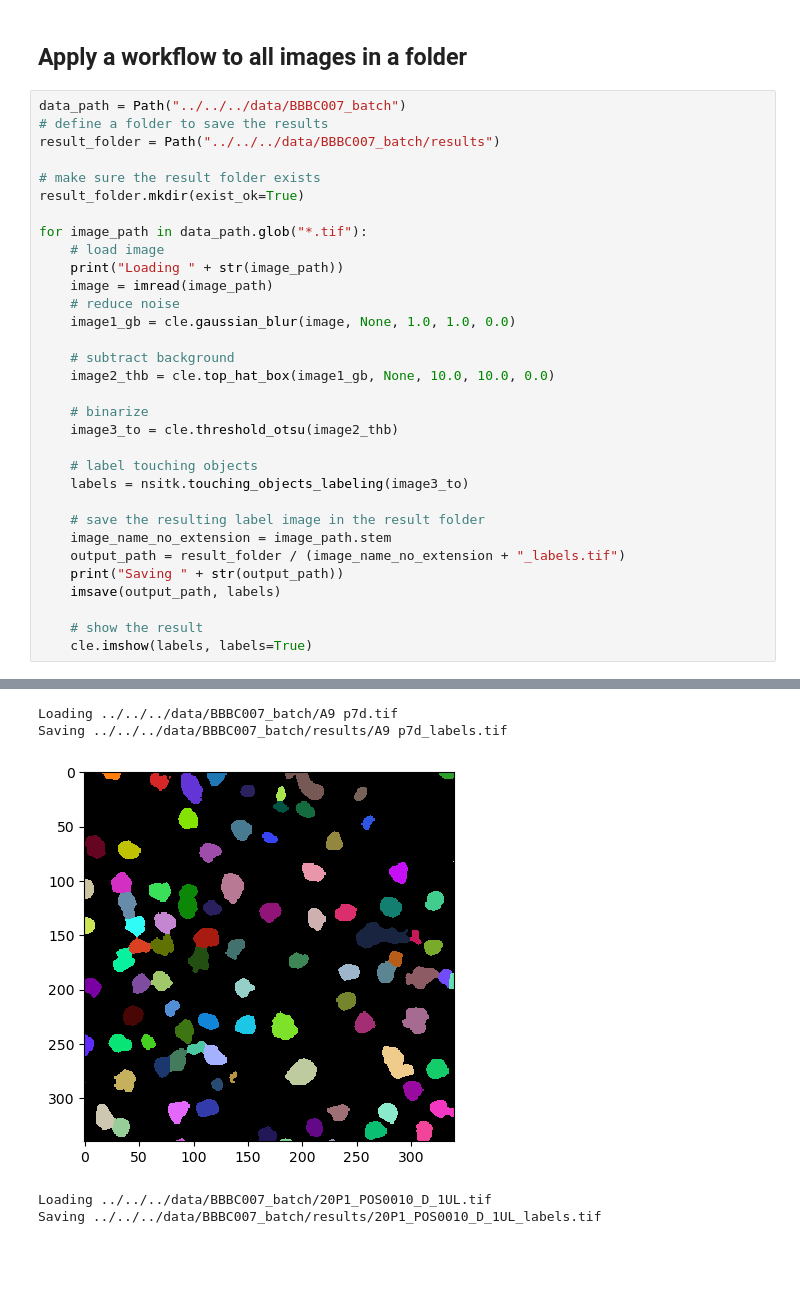
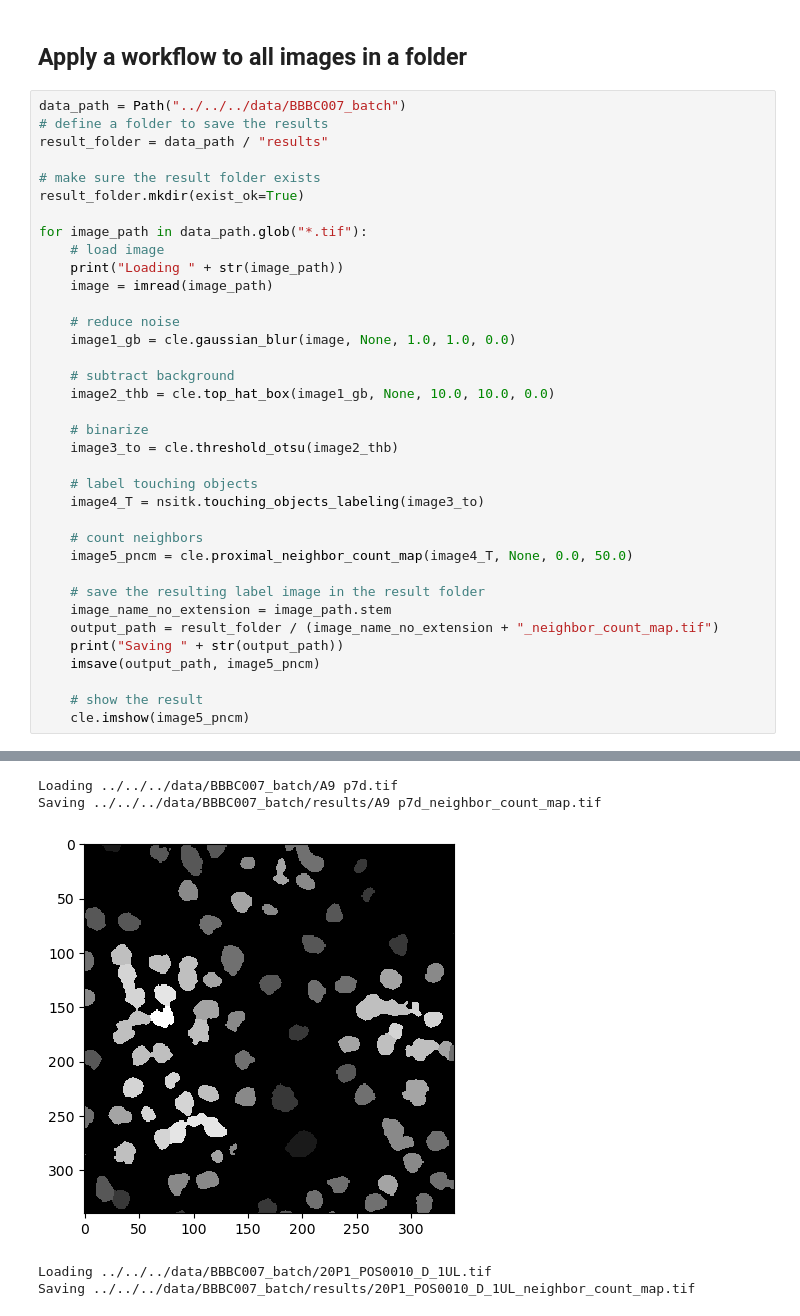
Before and after one commit to BiAPoL/Pasteur-NEUBIAS-training-school-on-Bioimage-Analysis, a Jupyter notebook: docs/30_From_assistant_to_notebooks/30_processing_folders_of_images/30_Folder_processing_example.ipynb, the cells around one changed output, grey strips where cells are left out. Drawn from its saved outputs; the diff is of its cells as text; blank space fills up the shorter version.

```diff
--- a/docs/30_From_assistant_to_notebooks/30_processing_folders_of_images/30_Folder_processing_example.ipynb
+++ b/docs/30_From_assistant_to_notebooks/30_processing_folders_of_images/30_Folder_processing_example.ipynb
@@ -8,7 +8,7 @@ from pathlib import Path
 # %%
 data_path = Path("../../../data/BBBC007_batch")
 # define a folder to save the results
-result_folder = Path("../../../data/BBBC007_batch/results")
+result_folder = data_path / "results"
 
 # make sure the result folder exists
 result_folder.mkdir(exist_ok=True)
@@ -17,6 +17,7 @@ for image_path in data_path.glob("*.tif"):
     # load image
     print("Loading " + str(image_path))
     image = imread(image_path)
+
     # reduce noise
     image1_gb = cle.gaussian_blur(image, None, 1.0, 1.0, 0.0)
 
@@ -27,15 +28,18 @@ for image_path in data_path.glob("*.tif"):
     image3_to = cle.threshold_otsu(image2_thb)
 
     # label touching objects
-    labels = nsitk.touching_objects_labeling(image3_to)
+    image4_T = nsitk.touching_objects_labeling(image3_to)
+
+    # count neighbors
+    image5_pncm = cle.proximal_neighbor_count_map(image4_T, None, 0.0, 50.0)
 
     # save the resulting label image in the result folder
     image_name_no_extension = image_path.stem
-    output_path = result_folder / (image_name_no_extension + "_labels.tif")
+    output_path = result_folder / (image_name_no_extension + "_neighbor_count_map.tif")
     print("Saving " + str(output_path))
-    imsave(output_path, labels)
+    imsave(output_path, image5_pncm)
 
     # show the result
-    cle.imshow(labels, labels=True)
+    cle.imshow(image5_pncm)
 # %% [output]
 Loading ../../../data/BBBC007_batch/20P1_POS0005_D_1UL.tif
@@ -44,5 +48,5 @@ Saving ../../../data/BBBC007_batch/results/20P1_POS0005_D_1UL_labels.tif
 Loading ../../../data/BBBC007_batch/A9 p7d.tif
-Saving ../../../data/BBBC007_batch/results/A9 p7d_labels.tif
+Saving ../../../data/BBBC007_batch/results/A9 p7d_neighbor_count_map.tif
-[figure, old version]
+[figure, new version]
 Loading ../../../data/BBBC007_batch/20P1_POS0010_D_1UL.tif
-Saving ../../../data/BBBC007_batch/results/20P1_POS0010_D_1UL_labels.tif
+Saving ../../../data/BBBC007_batch/results/20P1_POS0010_D_1UL_neighbor_count_map.tif
```
Also changed, not shown: parts of 1 cell of this notebook, 2 other files.
